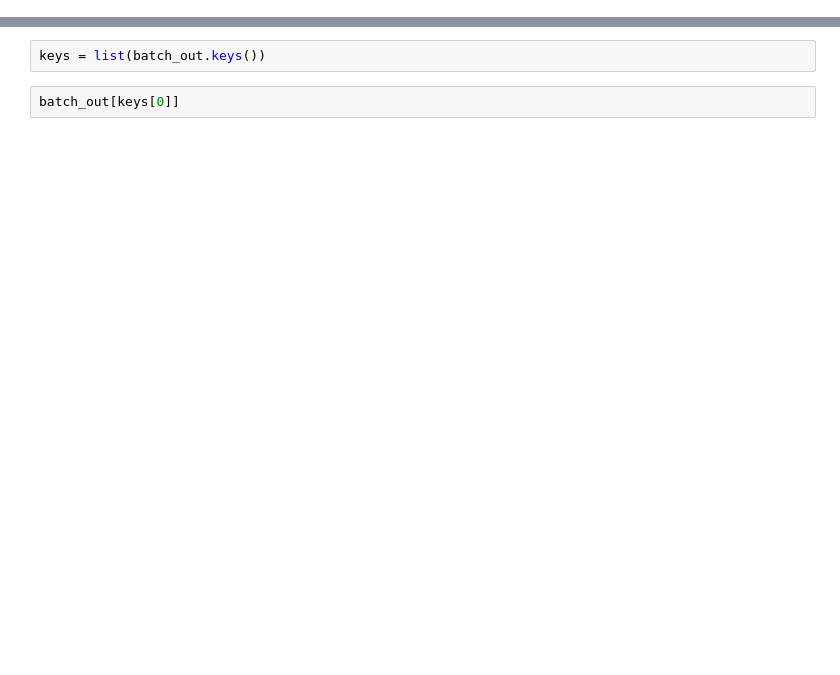
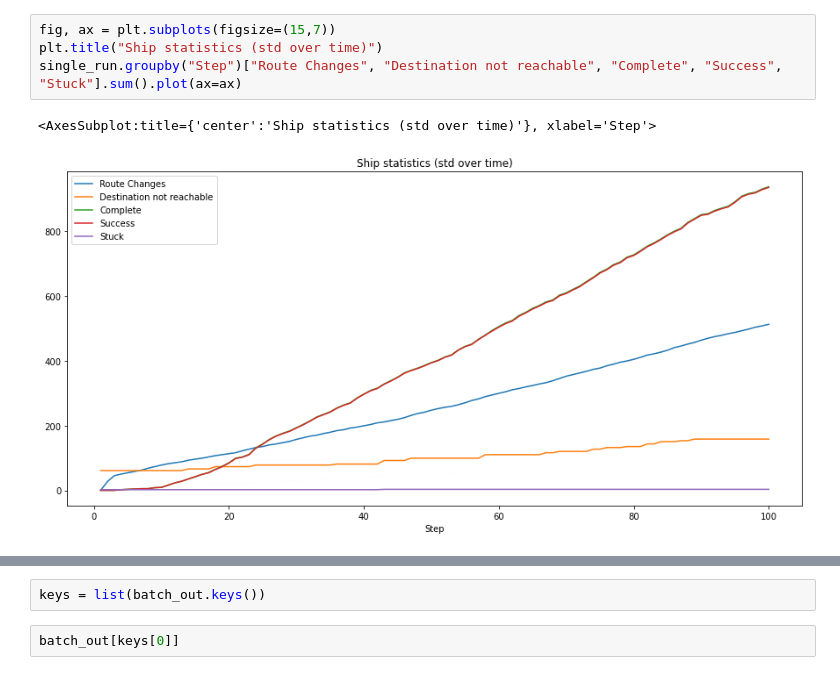
Before and after one commit to jvschlierf/Networks-ships-reroutes, a Jupyter notebook: analysis.ipynb, the cells around one changed output, grey strips where cells are left out. Cells and saved outputs as stored; diff of their text form; blank space fills up the shorter version.

```diff
--- a/analysis.ipynb
+++ b/analysis.ipynb
@@ -30,0 +88,7 @@ agent_state.to_csv((data_path + 'single_run_output.csv'), header = True)
+# %%
+fig, ax = plt.subplots(figsize=(15,7))
+plt.title("Ship statistics (std over time)")
+single_run.groupby("Step")["Route Changes", "Destination not reachable", "Complete", "Success", "Stuck"].sum().plot(ax=ax)
+# %% [output]
+<AxesSubplot:title={'center':'Ship statistics (std over time)'}, xlabel='Step'>
+[figure, added]
```
Also changed, not shown: parts of 17 cells of this notebook.
